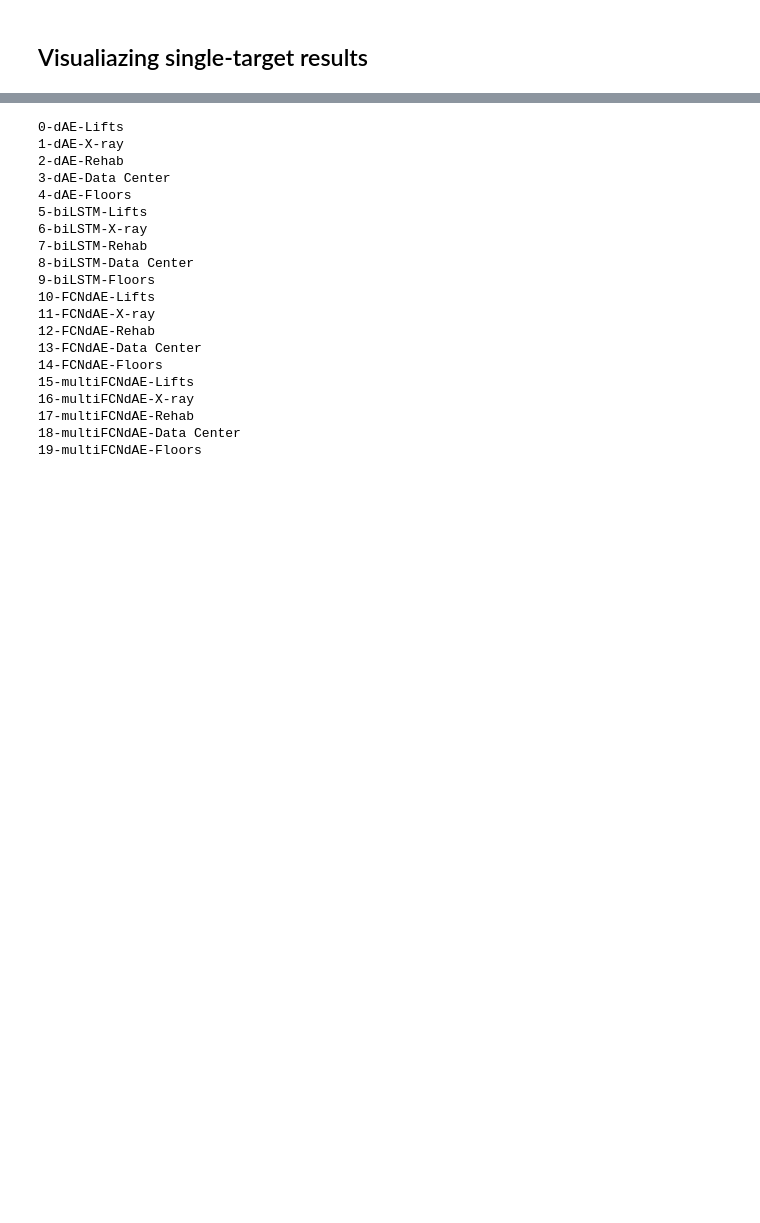
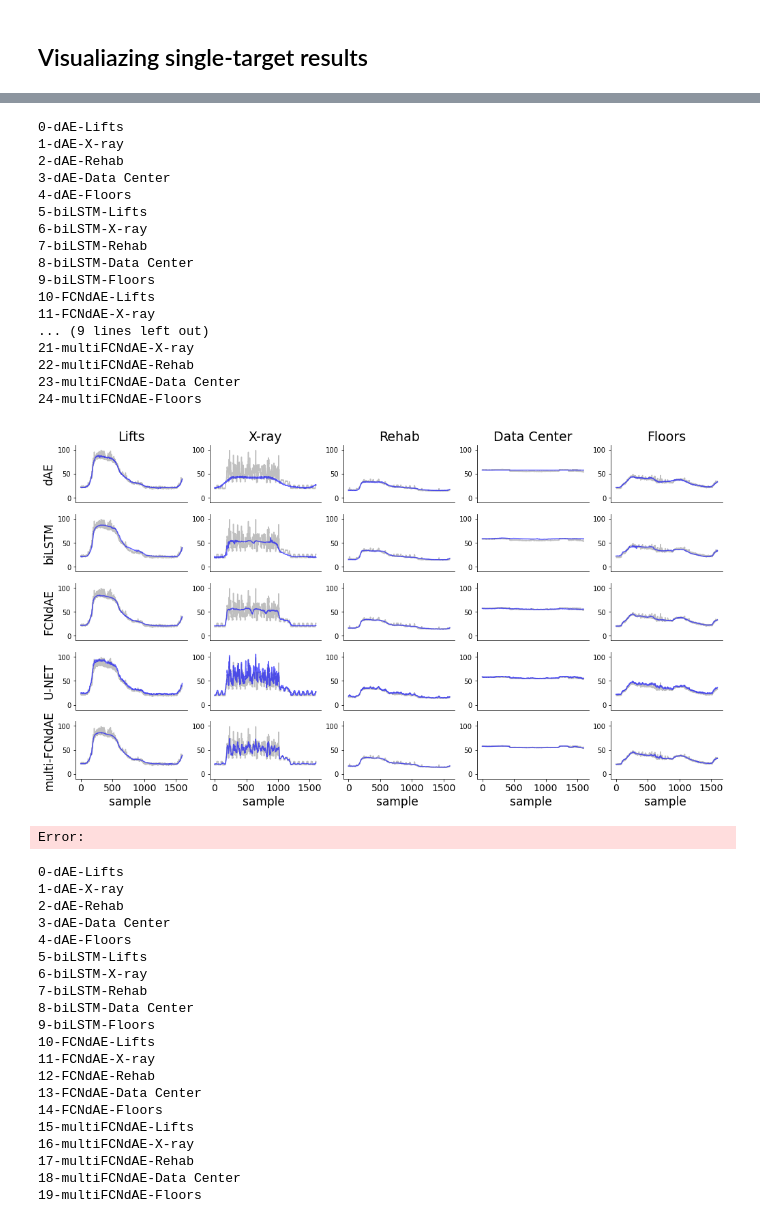
Before and after one commit to gsdpi/CondMultiTargetNILM, a Jupyter notebook: resultsHOSP.ipynb, the cells around one changed output, grey strips where cells are left out. Saved outputs shown, nothing was run; the diff lists cells and outputs as text; code cells hidden in the pictures; blank space fills up the shorter version.

Commit message:
new figure in computational efficiency

```diff
--- a/resultsHOSP.ipynb
+++ b/resultsHOSP.ipynb
@@ -167,3 +167,51 @@ disagg    = [ data["Y_test"][ii][:n_samples] for ii,app in enumerate(dataGen.get
+# %%
+from itertools import product
+MODELLABELS = ["dAE","biLSTM","FCNdAE","U-NET","multi-FCNdAE"]
+rows = len(MODELS)
+columns = len(data["app_data"].keys())
+# Selected idxs
+start = [4500]*len(APP_LABELS)
+stop  = [6100]*len(APP_LABELS)
+plt.figure("Results UKDALE",figsize=(17,9))
+plt.clf()
+for ii,(model,app) in enumerate(product(range(rows),range(columns))):
+    print(f"{ii}-{MODELSID[model]}-{APP_LABELS[app]}")
+    ax =plt.subplot(rows,columns, ii+1)
+    ax.spines['right'].set_visible(False)
+    ax.spines['top'].set_visible(False)
+    plt.plot(disagg[app][start[app]:stop[app]],c="gray",alpha=0.5, label="Ground truth")
+    plt.plot(disagg_est[model][app][start[app]:stop[app]],c="blue",alpha=0.6, label="Ground truth")
+    ax.set_ylim(-10,110)
+    ## Labels
+    if model ==0:
+       ax.set_title(f"{APP_LABELS[app]}",fontdict={'fontsize':19})
+    if app  ==0:
+        ax.set_ylabel(MODELLABELS[model],fontdict={'fontsize':17})
+    if model == rows-1:
+        plt.xticks(fontsize=14)
+        plt.xlabel("sample ",fontdict={'fontsize':17})
+    else:
+        ax.set_xticks([])
+# %% [output]
+0-dAE-Lifts
+1-dAE-X-ray
+2-dAE-Rehab
+3-dAE-Data Center
+4-dAE-Floors
+5-biLSTM-Lifts
+6-biLSTM-X-ray
+7-biLSTM-Rehab
+8-biLSTM-Data Center
+9-biLSTM-Floors
+10-FCNdAE-Lifts
+11-FCNdAE-X-ray
+... (9 lines left out)
+21-multiFCNdAE-X-ray
+22-multiFCNdAE-Rehab
+23-multiFCNdAE-Data Center
+24-multiFCNdAE-Floors
+[figure, added]
+Error:
 # %%
 from itertools import product
 
```
Also changed, not shown: parts of 5 cells of this notebook, 3 other files.
